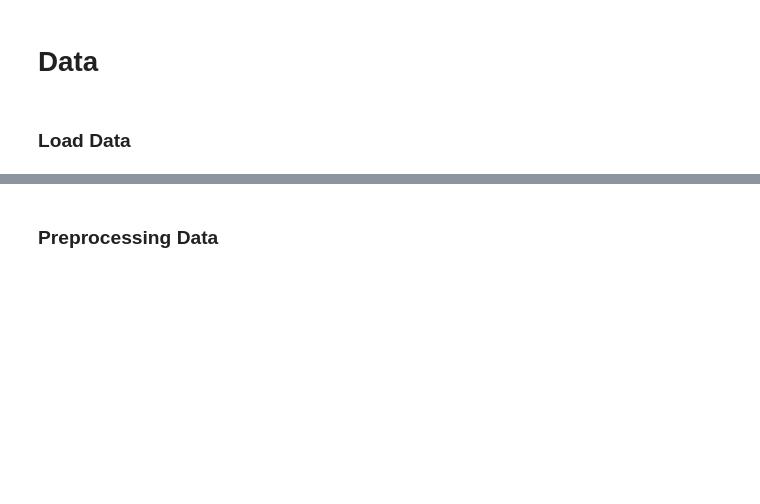
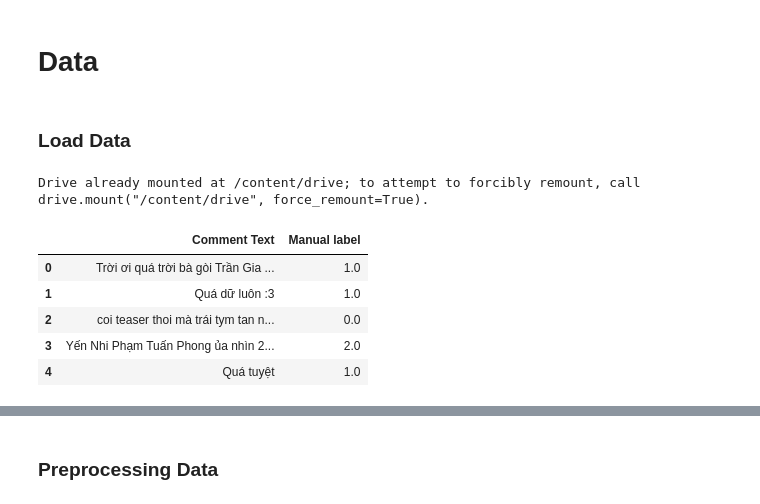
Before and after one commit to LeDinhNguyen/sentiment_analysis, a Jupyter notebook: model.ipynb, the cells around one changed output, grey strips where cells are left out. Saved outputs shown, nothing was run; the diff lists cells and outputs as text; code cells hidden in the pictures; blank space fills up the shorter version.

```diff
--- a/model.ipynb
+++ b/model.ipynb
@@ -25 +36,17 @@ data.head()
+# %%
+from google.colab import drive
+drive.mount('/content/drive')
+# %% [output]
+Drive already mounted at /content/drive; to attempt to forcibly remount, call drive.mount("/content/drive", force_remount=True).
+# %%
+data_path = "/content/drive/MyDrive/Colab Notebooks/data.csv"
+data = pd.read_csv(data_path)
+data.head()
+# %% [output]
+|  | Comment Text | Manual label |
+| 0 | Trời ơi quá trời bà gòi Trần Gia ... | 1.0 |
+| 1 | Quá dữ luôn :3 | 1.0 |
+| 2 | coi teaser thoi mà trái tym tan n... | 0.0 |
+| 3 | Yến Nhi Phạm Tuấn Phong ủa nhìn 2... | 2.0 |
+| 4 | Quá tuyệt | 1.0 |
 # %%
```
Also changed, not shown: parts of 15 cells of this notebook.
